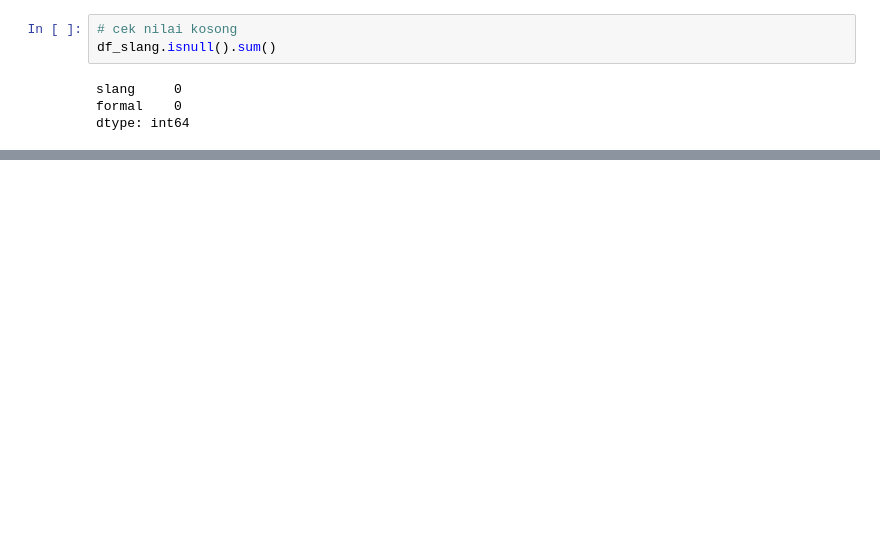
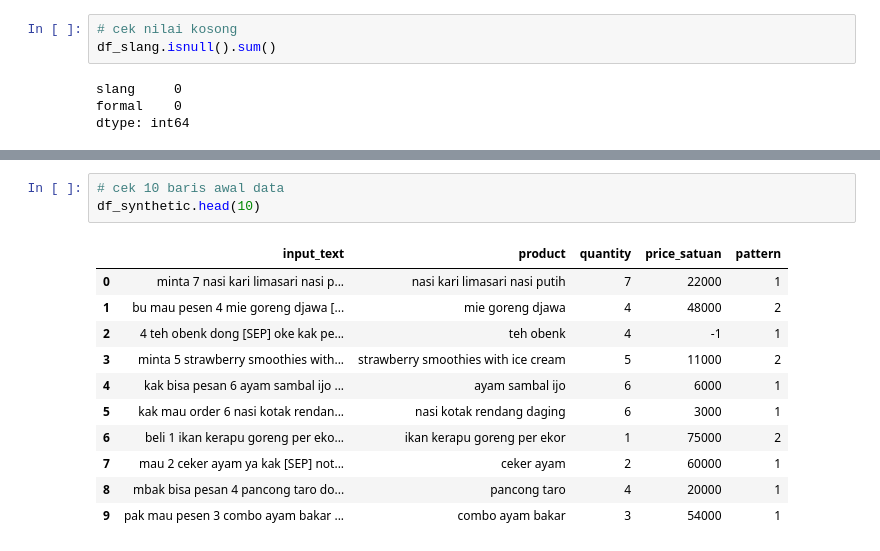
Before and after one commit to Sugandarilovv/ChatKasir, a Jupyter notebook: ai-model/notebooks/01_model_architecture.ipynb, the cells around one changed output, grey strips where cells are left out. Drawn from its saved outputs; the diff is of its cells as text; blank space fills up the shorter version.

```diff
--- a/ai-model/notebooks/01_model_architecture.ipynb
+++ b/ai-model/notebooks/01_model_architecture.ipynb
@@ -100,0 +133,15 @@ dtype: int64
+# %%
+# cek 10 baris awal data
+df_synthetic.head(10)
+# %% [output]
+|  | input_text | product | quantity | price_satuan | pattern |
+| 0 | minta 7 nasi kari limasari nasi p... | nasi kari limasari nasi putih | 7 | 22000 | 1 |
+| 1 | bu mau pesen 4 mie goreng djawa [... | mie goreng djawa | 4 | 48000 | 2 |
+| 2 | 4 teh obenk dong [SEP] oke kak pe... | teh obenk | 4 | -1 | 1 |
+| 3 | minta 5 strawberry smoothies with... | strawberry smoothies with ice cream | 5 | 11000 | 2 |
+| 4 | kak bisa pesan 6 ayam sambal ijo ... | ayam sambal ijo | 6 | 6000 | 1 |
+| 5 | kak mau order 6 nasi kotak rendan... | nasi kotak rendang daging | 6 | 3000 | 1 |
+| 6 | beli 1 ikan kerapu goreng per eko... | ikan kerapu goreng per ekor | 1 | 75000 | 2 |
+| 7 | mau 2 ceker ayam ya kak [SEP] not... | ceker ayam | 2 | 60000 | 1 |
+| 8 | mbak bisa pesan 4 pancong taro do... | pancong taro | 4 | 20000 | 1 |
+| 9 | pak mau pesen 3 combo ayam bakar ... | combo ayam bakar | 3 | 54000 | 1 |
```
Also changed, not shown: parts of 25 cells of this notebook.
